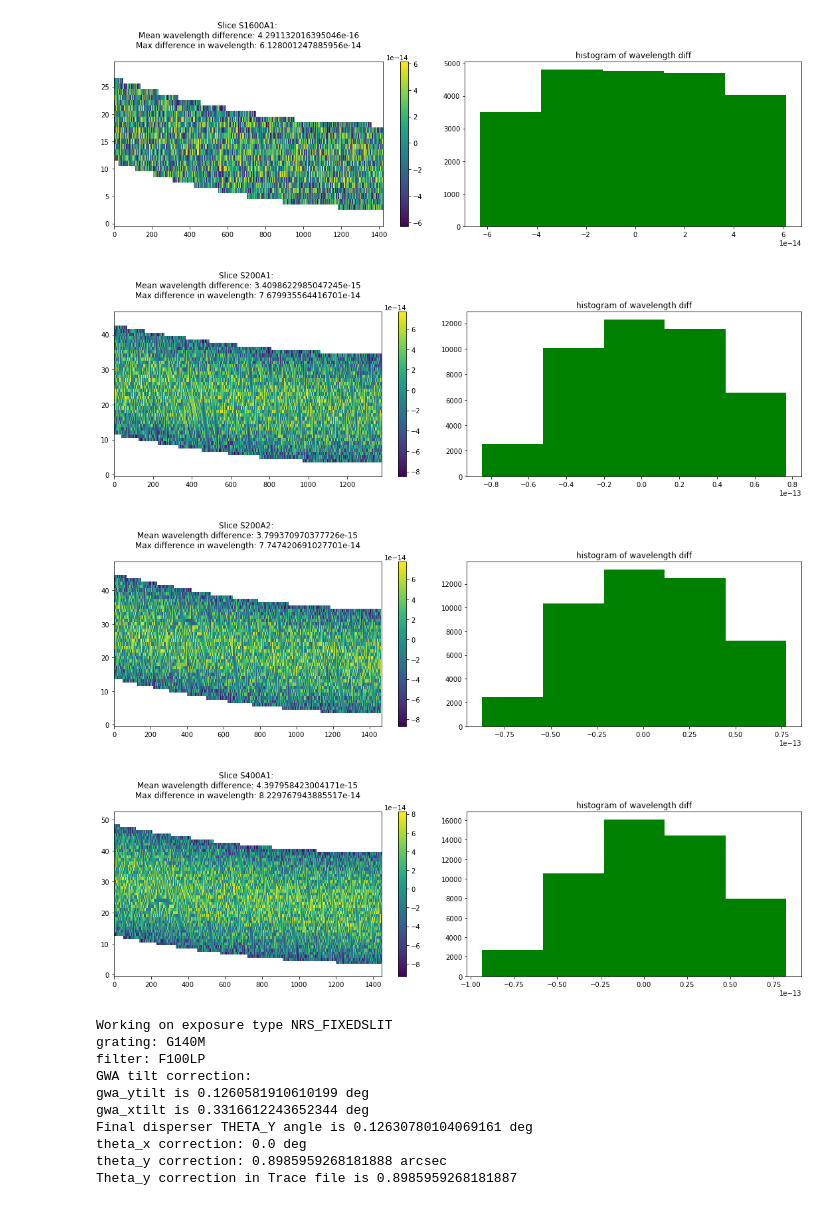
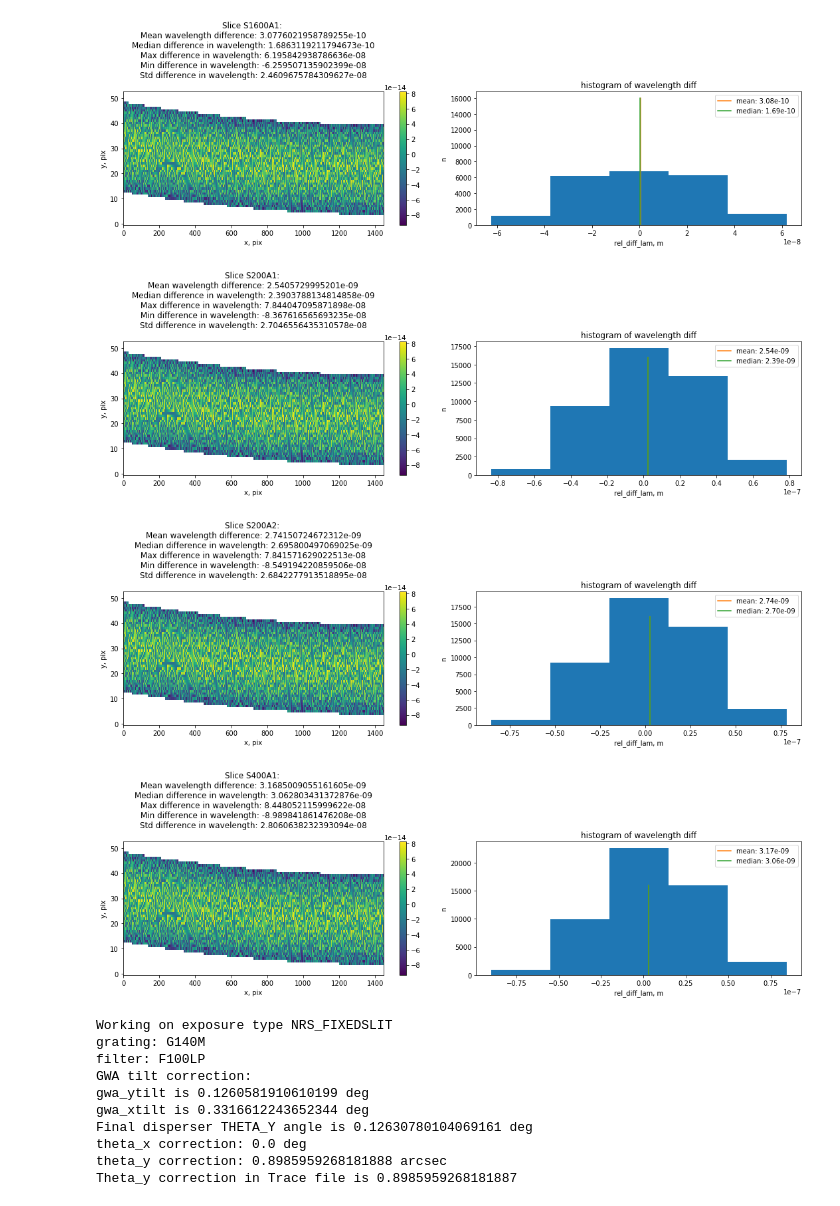
Before and after one commit to nden/nrs_testing, a Jupyter notebook: fs/NRS1_FS.ipynb, the cells around one changed output. Drawn from its saved outputs; the diff is of its cells as text; code cells hidden in the pictures.

```diff
--- a/fs/NRS1_FS.ipynb
+++ b/fs/NRS1_FS.ipynb
@@ -55,6 +55,7 @@ map_slit_names = {'SLIT_A_1600' : 'S1600A1',
 # %%
 im = datamodels.ImageModel('nrs1_fs_assign_wcs.fits')
 # %%
+#esa = ["esa/Trace_SLIT_A_200_1_V84600010001P0000000002101_39547_JLAB88.fits"]
 for trace in esa:
     # Open the Trace file and ead the extensions
     tr = fits.open(trace)
@@ -66,45 +67,64 @@ for trace in esa:
     slice_id = map_slit_names[tr[0].header['SLITID']]
     tr.close()
 
     # Create x, y indices using the Trace WCS
     y, x =np.mgrid[:lam1.shape[0], : lam1.shape[1]]
     x1, y1 = pyw.all_pix2world(x, y, 0)
 
+
     # Get the WCS for this particular slice
     wcs_slice = nirspec.nrs_wcs_set_input(im, slice_id)
     # Compute ra, dec and lambda
     ra, dec, lam = wcs_slice(x1-1, y1-1)
     lam *= 10**-6
 
-    # For pixels where lam == NaN, set the value to -1
-    notnan = ~np.isnan(lam)
+    # Use slit locations between -.5 and .5
+    ind = np.logical_and(slit1<.5, slit1>-.5)
+    nanind = ~ind
+    lam[nanind] = np.nan
+    # pick up any NaNs comping from the pipeline
     nanind = np.isnan(lam)
-    lam[nanind] = np.nan
+    notnan = ~nanind
     lam1[nanind] = np.nan
-    oneind = lam1 == np.nan
-    lam[oneind] = np.nan
 
     # Compute the difference in wavelength
-    diff = lam1 - lam
+    rel_diff_lam = (lam1 - lam) / lam1
+
+    # Compute statistics
+    mean = np.mean(rel_diff_lam[notnan])
+    median = np.median(rel_diff_lam[notnan])
+    dmax = np.max(rel_diff_lam[notnan])
+    dmin = np.min(rel_diff_lam[notnan])
+    dstd = np.std(rel_diff_lam[notnan])
+
     title1 = "Slice {}: \n".format(slice_id)
-    title1 += "Mean wavelength difference: {}\n".format(np.mean(diff[notnan]))
-    title1 += "Max difference in wavelength: {}\n".format(np.max(diff[notnan]))
+    title1 += "Mean wavelength difference: {}\n".format(mean)
+    title1 += "Median difference in wavelength: {}\n".format(median)
+    title1 += "Max difference in wavelength: {}\n".format(dmax)
+    title1 += "Min difference in wavelength: {}\n".format(dmin)
+    title1 += "Std difference in wavelength: {}\n".format(dstd)
 
     title2 = "histogram of wavelength diff"
 
     fig = plt.figure(figsize=(15, 5))
     ax1 = plt.subplot(1,2,1)
     i1 = ax1.imshow(diff, aspect='auto')
     plt.title(title1)
     plt.colorbar(i1, ax=ax1 )
+    plt.xlabel('x, pix')
+    plt.ylabel('y, pix')
     ax2 = plt.subplot(1,2,2)
-    i2 = plt.hist(diff[~np.isnan(diff)].flatten(), bins=5, color='green')
+    i2 = plt.hist(rel_diff_lam[~np.isnan(rel_diff_lam)].flatten(), bins=5)
+    ax2.plot([mean]*2, [0,16000], label="mean: {:3.2e}".format(mean))
+    ax2.plot([median]*2, [0,16000], label="median: {:3.2e}".format(median))
+    ax2.legend()
     plt.title(title2)
-
+    plt.xlabel('rel_diff_lam, m')
+    plt.ylabel('n')
     fig.tight_layout()
 # %% [output]
-[figure, old version]
+[figure, new version]
-[figure, old version]
+[figure, new version]
-[figure, old version]
+[figure, new version]
-[figure, old version]
+[figure, new version]
 # %%
```
Also changed, not shown: parts of 7 cells of this notebook.
